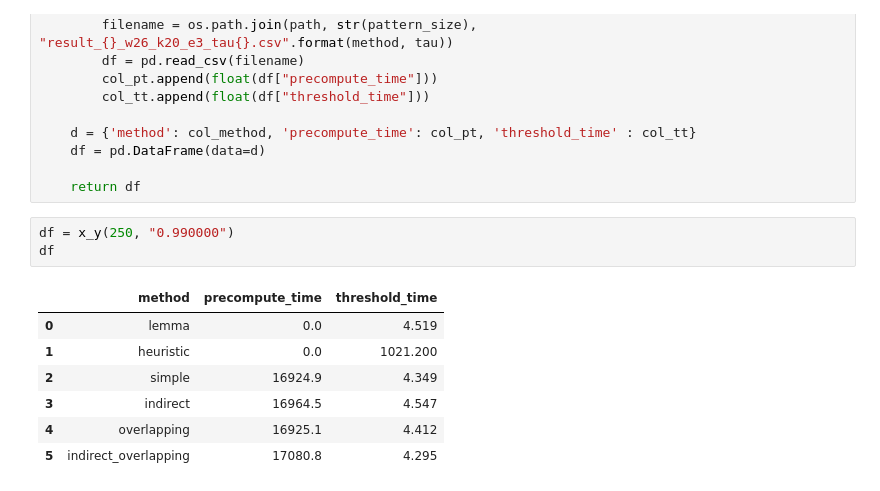
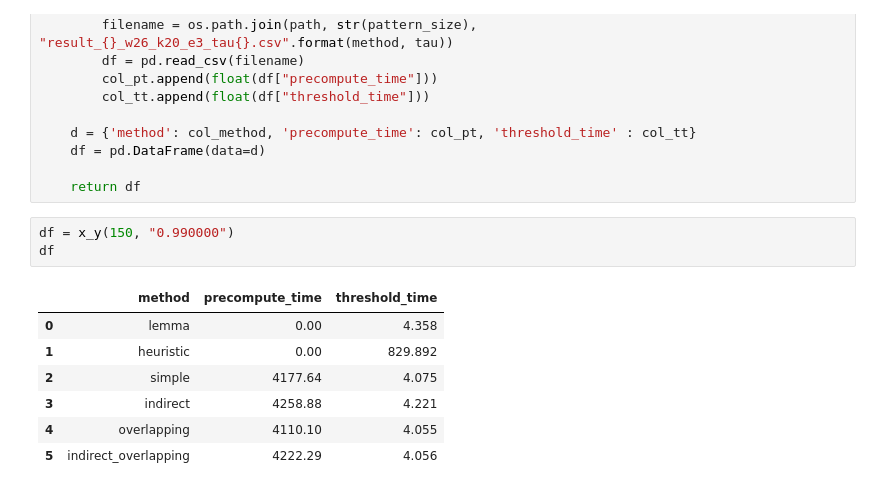
Before and after one commit to eseiler/jupyter_notebooks, a Jupyter notebook: Thresholds/tables_timing.ipynb, the cells around one changed output. Drawn from its saved outputs; the diff is of its cells as text.

```diff
--- a/Thresholds/tables_timing.ipynb
+++ b/Thresholds/tables_timing.ipynb
@@ -34,13 +34,13 @@ def x_y(pattern_size, tau):
 
     return df
 # %%
-df = x_y(250, "0.990000")
+df = x_y(150, "0.990000")
 df
 # %% [output]
 |  | method | precompute_time | threshold_time |
-| 0 | lemma | 0.0 | 4.519 |
-| 1 | heuristic | 0.0 | 1021.200 |
-| 2 | simple | 16924.9 | 4.349 |
-| 3 | indirect | 16964.5 | 4.547 |
-| 4 | overlapping | 16925.1 | 4.412 |
-| 5 | indirect_overlapping | 17080.8 | 4.295 |
+| 0 | lemma | 0.00 | 4.358 |
+| 1 | heuristic | 0.00 | 829.892 |
+| 2 | simple | 4177.64 | 4.075 |
+| 3 | indirect | 4258.88 | 4.221 |
+| 4 | overlapping | 4110.10 | 4.055 |
+| 5 | indirect_overlapping | 4222.29 | 4.056 |
```
Also changed, not shown: 4 other files.
